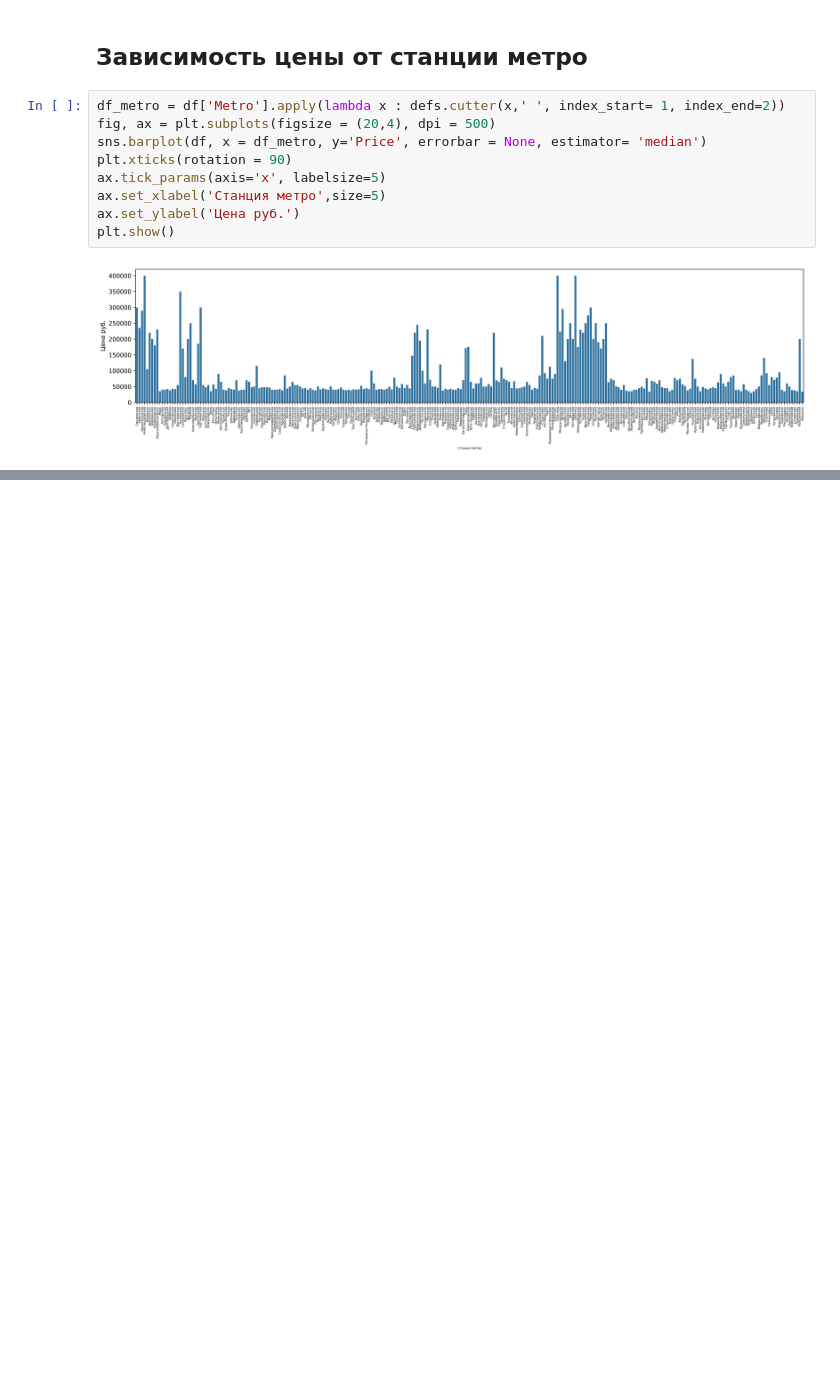
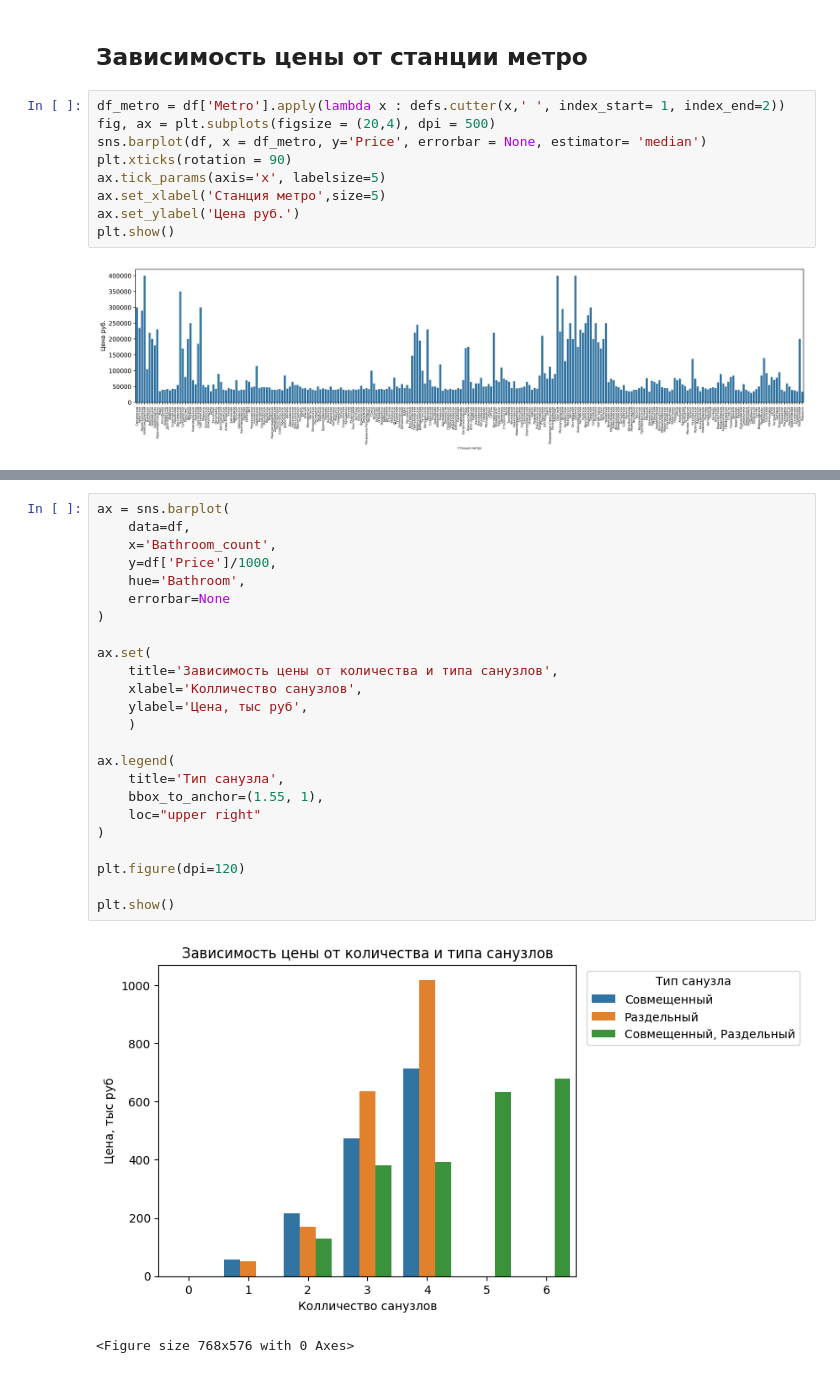
Before and after one commit to prihoslo/data_analysis_project, a Jupyter notebook: program_files/test.ipynb, the cells around one changed output, grey strips where cells are left out. Cells and saved outputs as stored; diff of their text form; blank space fills up the shorter version.

```diff
--- a/program_files/test.ipynb
+++ b/program_files/test.ipynb
@@ -249,0 +302,27 @@ plt.show()
+# %%
+ax = sns.barplot(
+    data=df,
+    x='Bathroom_count',
+    y=df['Price']/1000,
+    hue='Bathroom',
+    errorbar=None
+)
+
+ax.set(
+    title='Зависимость цены от количества и типа санузлов',
+    xlabel='Колличество санузлов',
+    ylabel='Цена, тыс руб',
+    )
+
+ax.legend(
+    title='Тип санузла',
+    bbox_to_anchor=(1.55, 1),
+    loc="upper right"
+)
+
+plt.figure(dpi=120)
+
+plt.show()
+# %% [output]
+[figure, added]
+<Figure size 768x576 with 0 Axes>
```
Also changed, not shown: parts of 11 cells of this notebook.
